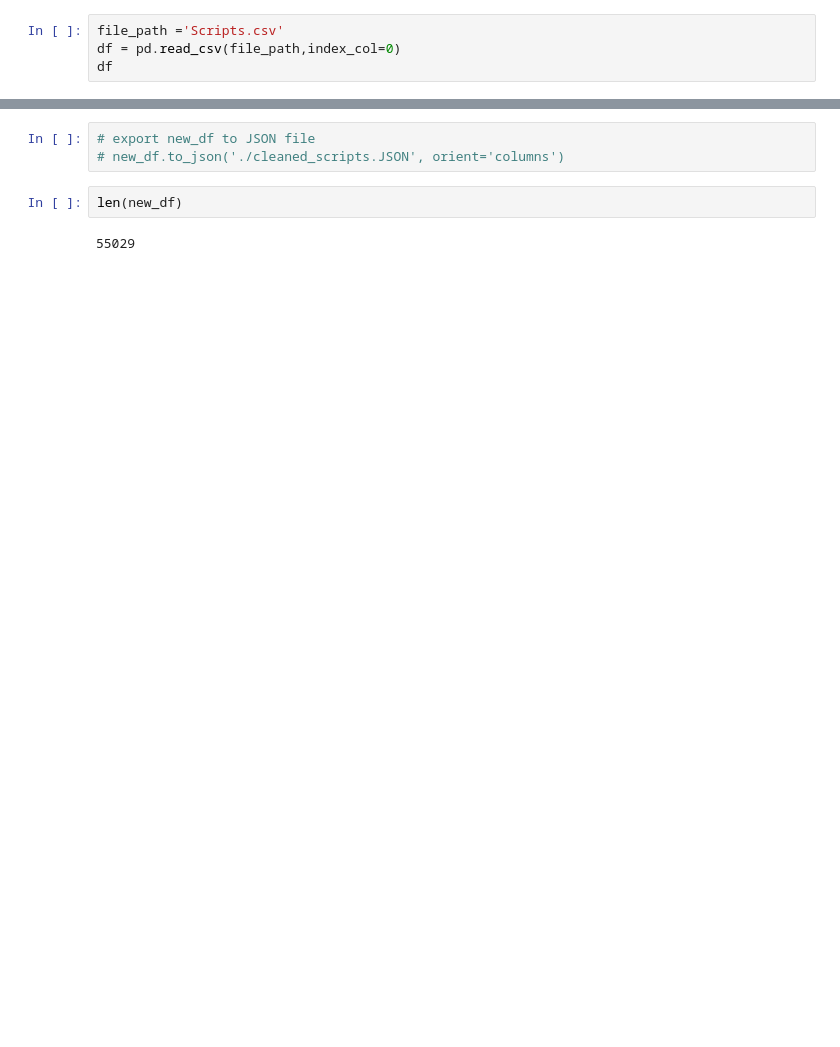
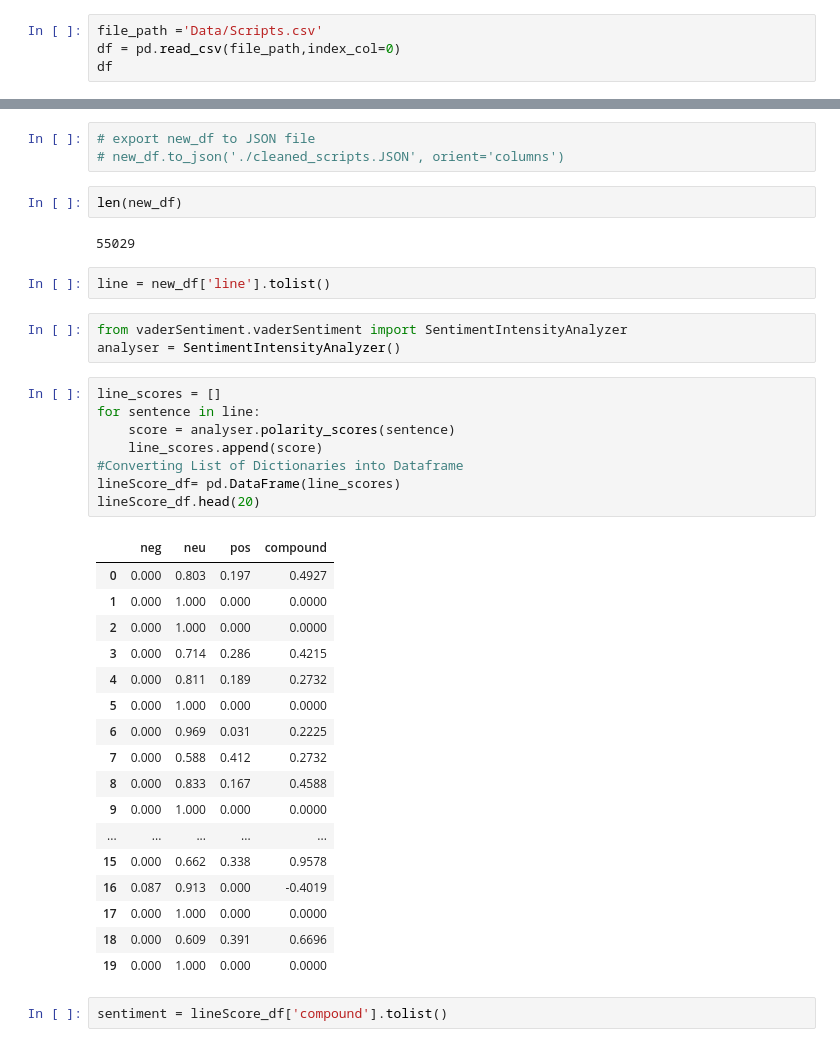
Before and after one commit to Kiehl012/Threat_Level_Midnight, a Jupyter notebook: data_cleaning.ipynb, the cells around one changed output, grey strips where cells are left out. Saved outputs shown, nothing was run; the diff lists cells and outputs as text; blank space fills up the shorter version.

```diff
--- a/data_cleaning.ipynb
+++ b/data_cleaning.ipynb
@@ -3,7 +3,7 @@ import pandas as pd
 import numpy as np
 import re
 # %%
-file_path ='Scripts.csv'
+file_path ='Data/Scripts.csv'
 df = pd.read_csv(file_path,index_col=0)
 df
 # %% [output]
@@ -619,3 +624,36 @@ new_df.to_csv('./cleaned_scripts.csv')
 len(new_df)
 # %% [output]
 55029
+# %%
+line = new_df['line'].tolist()
+# %%
+from vaderSentiment.vaderSentiment import SentimentIntensityAnalyzer
+analyser = SentimentIntensityAnalyzer()
+# %%
+line_scores = []
+for sentence in line:
+    score = analyser.polarity_scores(sentence)
+    line_scores.append(score)
+#Converting List of Dictionaries into Dataframe
+lineScore_df= pd.DataFrame(line_scores)
+lineScore_df.head(20)
+# %% [output]
+|  | neg | neu | pos | compound |
+| 0 | 0.000 | 0.803 | 0.197 | 0.4927 |
+| 1 | 0.000 | 1.000 | 0.000 | 0.0000 |
+| 2 | 0.000 | 1.000 | 0.000 | 0.0000 |
+| 3 | 0.000 | 0.714 | 0.286 | 0.4215 |
+| 4 | 0.000 | 0.811 | 0.189 | 0.2732 |
+| 5 | 0.000 | 1.000 | 0.000 | 0.0000 |
+| 6 | 0.000 | 0.969 | 0.031 | 0.2225 |
+| 7 | 0.000 | 0.588 | 0.412 | 0.2732 |
+| 8 | 0.000 | 0.833 | 0.167 | 0.4588 |
+| 9 | 0.000 | 1.000 | 0.000 | 0.0000 |
+| ... | ... | ... | ... | ... |
+| 15 | 0.000 | 0.662 | 0.338 | 0.9578 |
+| 16 | 0.087 | 0.913 | 0.000 | -0.4019 |
+| 17 | 0.000 | 1.000 | 0.000 | 0.0000 |
+| 18 | 0.000 | 0.609 | 0.391 | 0.6696 |
+| 19 | 0.000 | 1.000 | 0.000 | 0.0000 |
+# %%
+sentiment = lineScore_df['compound'].tolist()
```
Also changed, not shown: parts of 7 cells of this notebook, 6 other files.
